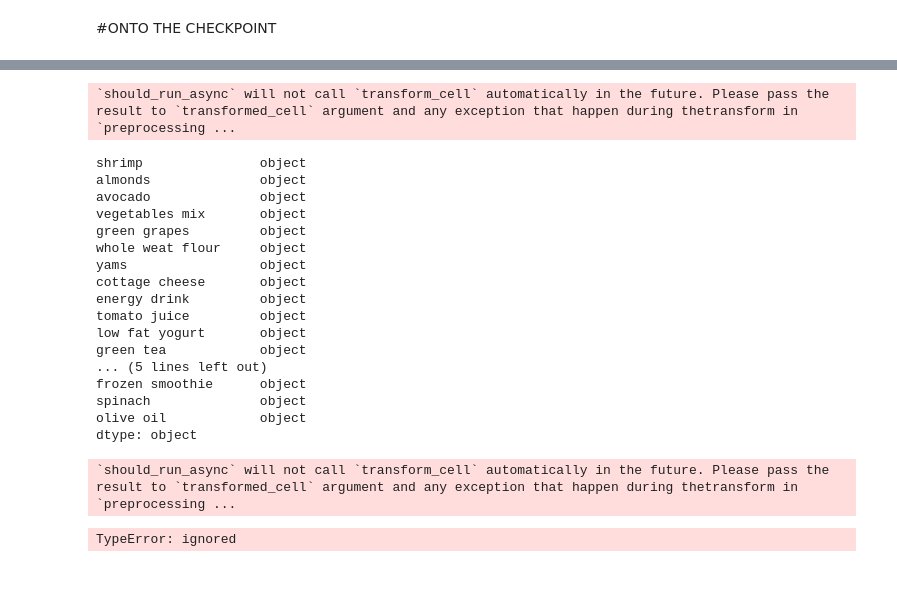
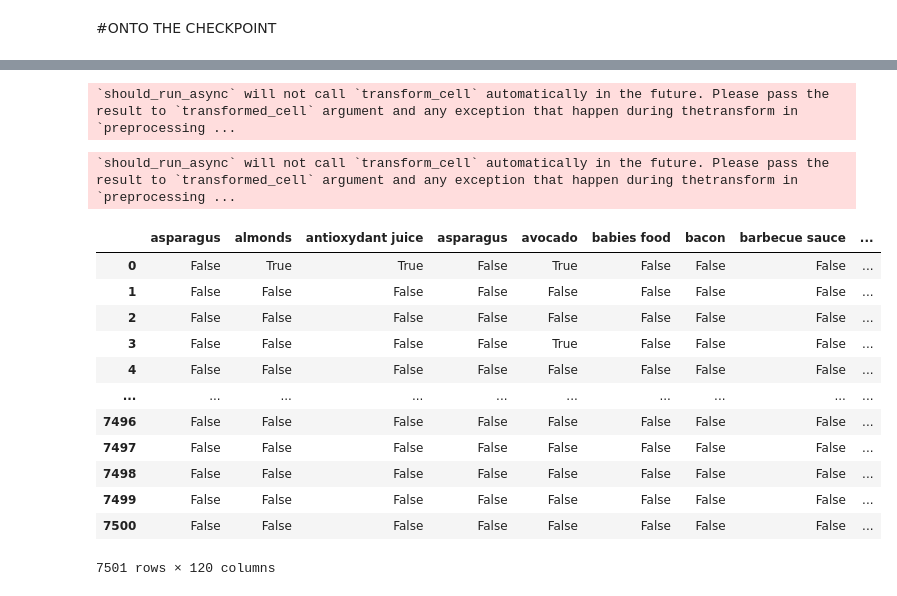
Before and after one commit to ubaemmanuel001/GMC, a Jupyter notebook: Checkpoint_8.ipynb, the cells around one changed output, grey strips where cells are left out. Cells and saved outputs as stored; diff of their text form; code cells hidden in the pictures.

```diff
--- a/Checkpoint_8.ipynb
+++ b/Checkpoint_8.ipynb
@@ -193,38 +82,38 @@ df = df.applymap(str)
-# %%
-df.dtypes
-# %% [output]
-`should_run_async` will not call `transform_cell` automatically in the future. Please pass the result to `transformed_cell` argument and any exception that happen during thetransform in `preprocessing ...
-shrimp               object
-almonds              object
-avocado              object
-vegetables mix       object
-green grapes         object
-whole weat flour     object
-yams                 object
-cottage cheese       object
-energy drink         object
-tomato juice         object
-low fat yogurt       object
-green tea            object
-... (5 lines left out)
-frozen smoothie      object
-spinach              object
-olive oil            object
-dtype: object
-# %%
-# Convert the dataset into a transaction format
-te = TransactionEncoder()
-te_ary = te.fit(transactions).transform(transactions)
-df = pd.DataFrame(te_ary, columns=te.columns_)
-
-# Apply the Apriori algorithm to find frequent itemsets
-frequent_itemsets = apriori(df, min_support=0.1, use_colnames=True)
-
-# Generate association rules
-rules = association_rules(frequent_itemsets, metric="confidence", min_threshold=0.5)
-
-# Display the association rules
-rules
-# %% [output]
-`should_run_async` will not call `transform_cell` automatically in the future. Please pass the result to `transformed_cell` argument and any exception that happen during thetransform in `preprocessing ...
-TypeError: ignored
+# %%
+import plotly.express as px
+import pandas as pd
+from mlxtend.preprocessing import TransactionEncoder
+from mlxtend.frequent_patterns import apriori, association_rules
+
+
+# Read the data from a CSV file
+import mlxtend
+import pandas as pd
+import csv
+files = '/content/drive/MyDrive/Colab Notebooks//Market_Basket_Optimisation.csv'
+with open(files) as f:
+  reader = csv.reader(f)
+  list_data = list(reader)
+# %% [output]
+`should_run_async` will not call `transform_cell` automatically in the future. Please pass the result to `transformed_cell` argument and any exception that happen during thetransform in `preprocessing ...
+# %%
+from mlxtend.preprocessing import TransactionEncoder
+te=TransactionEncoder() # we instantiated the transaction encoder
+te_ary=te.fit(list_data).transform(list_data)    #Apply one-hot-encoding on our dataset
+new_df=pd.DataFrame(te_ary, columns=te.columns_)  #Creating a new DataFrame from our Numpy array
+new_df
+# %% [output]
+`should_run_async` will not call `transform_cell` automatically in the future. Please pass the result to `transformed_cell` argument and any exception that happen during thetransform in `preprocessing ...
+|  | asparagus | almonds | antioxydant juice | asparagus | avocado | babies food | bacon | barbecue sauce | ... |
+| 0 | False | True | True | False | True | False | False | False | ... |
+| 1 | False | False | False | False | False | False | False | False | ... |
+| 2 | False | False | False | False | False | False | False | False | ... |
+| 3 | False | False | False | False | True | False | False | False | ... |
+| 4 | False | False | False | False | False | False | False | False | ... |
+| ... | ... | ... | ... | ... | ... | ... | ... | ... | ... |
+| 7496 | False | False | False | False | False | False | False | False | ... |
+| 7497 | False | False | False | False | False | False | False | False | ... |
+| 7498 | False | False | False | False | False | False | False | False | ... |
+| 7499 | False | False | False | False | False | False | False | False | ... |
+| 7500 | False | False | False | False | False | False | False | False | ... |
+7501 rows × 120 columns
```
Also changed, not shown: parts of 14 cells of this notebook.
